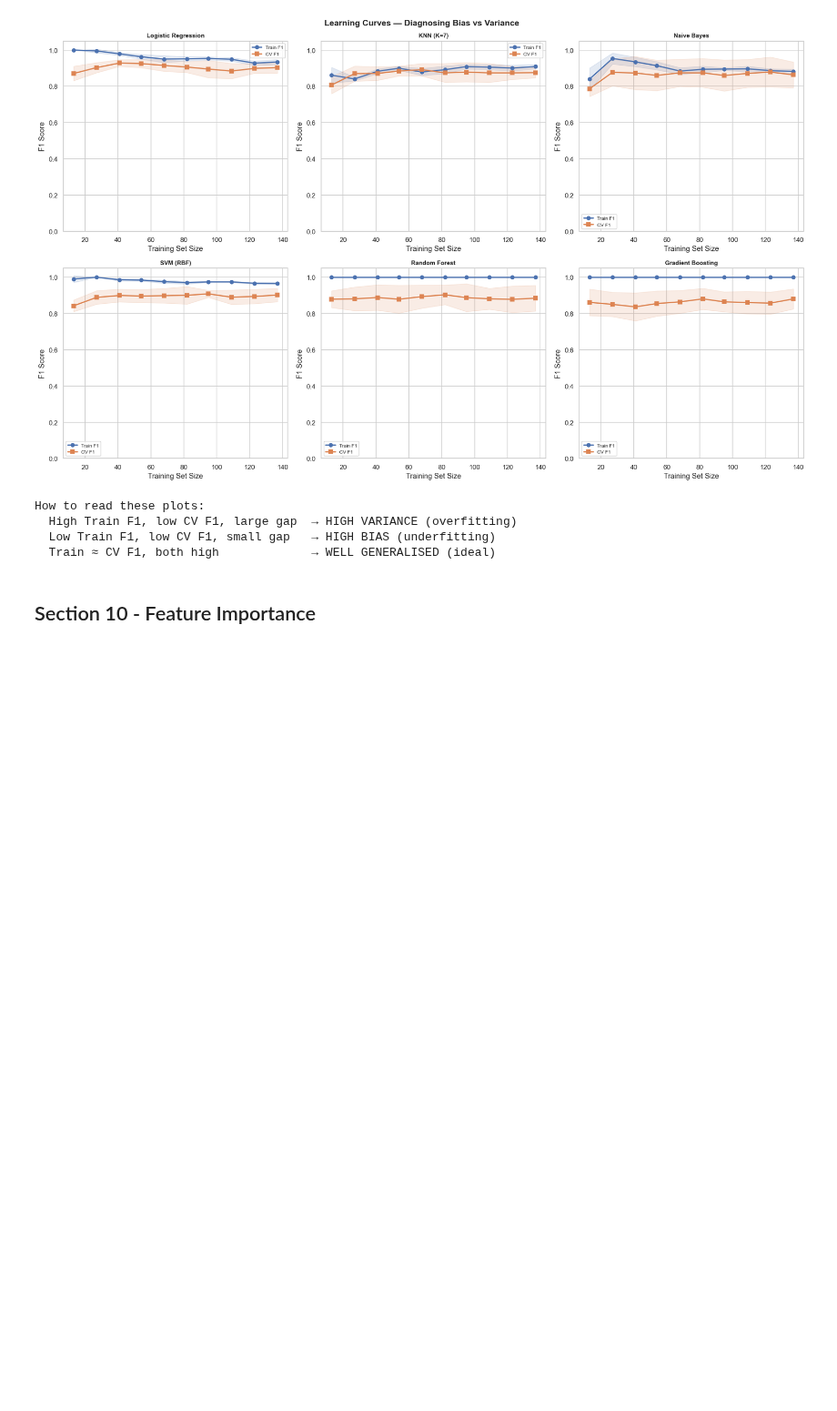
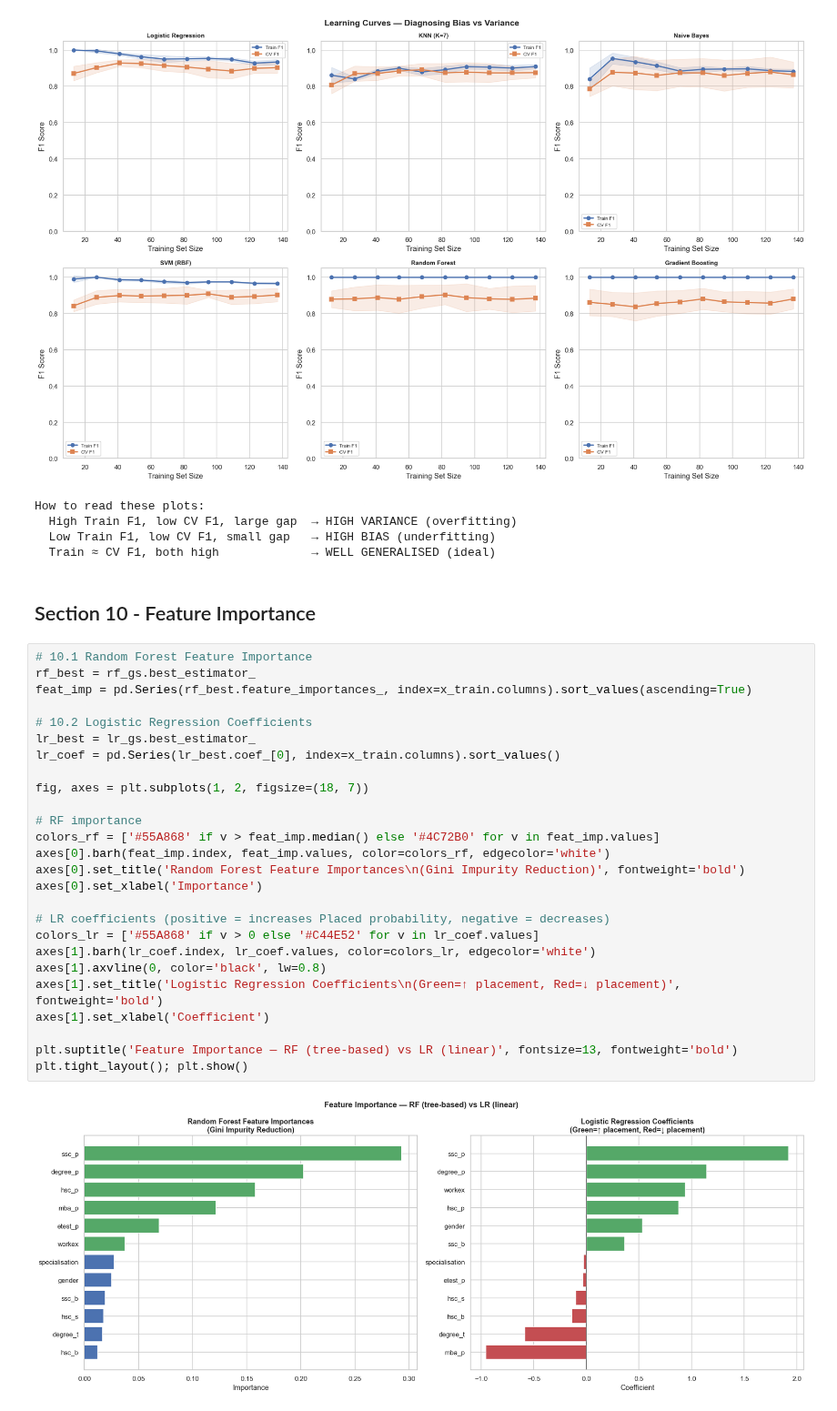
Before and after one commit to himanshu-jadhav108/Student-Placement-Predictor, a Jupyter notebook: Notebook/notebook.ipynb, the cells around one changed output. Shown at 91% size. Saved outputs shown, nothing was run; the diff lists cells and outputs as text; blank space fills up the shorter version.

```diff
--- a/Notebook/notebook.ipynb
+++ b/Notebook/notebook.ipynb
@@ -739,3 +739,31 @@ How to read these plots:
   Train ≈ CV F1, both high             → WELL GENERALISED (ideal)
 # %% [markdown]
 ## Section 10 - Feature Importance
+# %%
+# 10.1 Random Forest Feature Importance
+rf_best = rf_gs.best_estimator_
+feat_imp = pd.Series(rf_best.feature_importances_, index=x_train.columns).sort_values(ascending=True)
+
+# 10.2 Logistic Regression Coefficients
+lr_best = lr_gs.best_estimator_
+lr_coef = pd.Series(lr_best.coef_[0], index=x_train.columns).sort_values()
+
+fig, axes = plt.subplots(1, 2, figsize=(18, 7))
+
+# RF importance
+colors_rf = ['#55A868' if v > feat_imp.median() else '#4C72B0' for v in feat_imp.values]
+axes[0].barh(feat_imp.index, feat_imp.values, color=colors_rf, edgecolor='white')
+axes[0].set_title('Random Forest Feature Importances\n(Gini Impurity Reduction)', fontweight='bold')
+axes[0].set_xlabel('Importance')
+
+# LR coefficients (positive = increases Placed probability, negative = decreases)
+colors_lr = ['#55A868' if v > 0 else '#C44E52' for v in lr_coef.values]
+axes[1].barh(lr_coef.index, lr_coef.values, color=colors_lr, edgecolor='white')
+axes[1].axvline(0, color='black', lw=0.8)
+axes[1].set_title('Logistic Regression Coefficients\n(Green=↑ placement, Red=↓ placement)', fontweight='bold')
+axes[1].set_xlabel('Coefficient')
+
+plt.suptitle('Feature Importance — RF (tree-based) vs LR (linear)', fontsize=13, fontweight='bold')
+plt.tight_layout(); plt.show()
+# %% [output]
+[figure, added]
```
Also changed, not shown: parts of 3 cells of this notebook.
